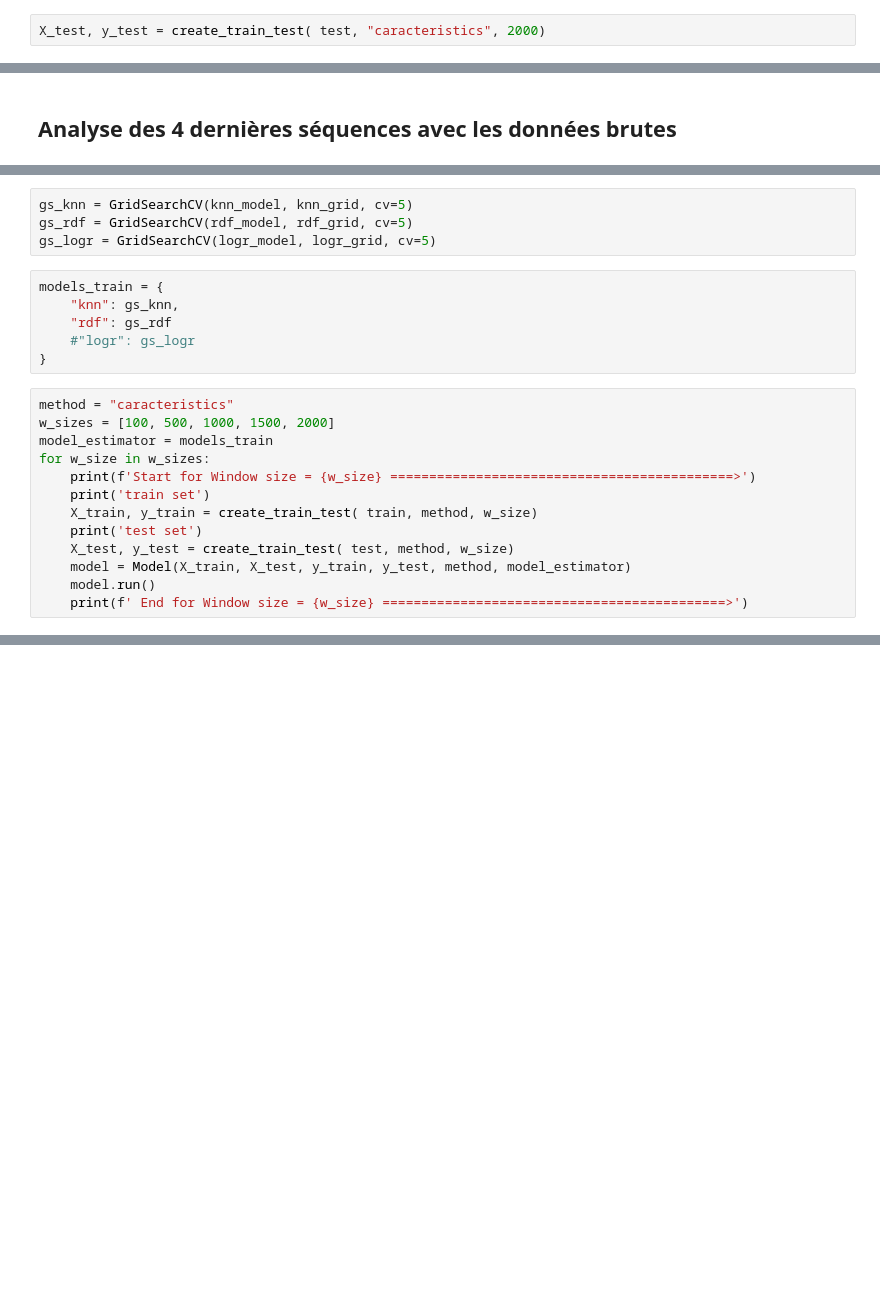
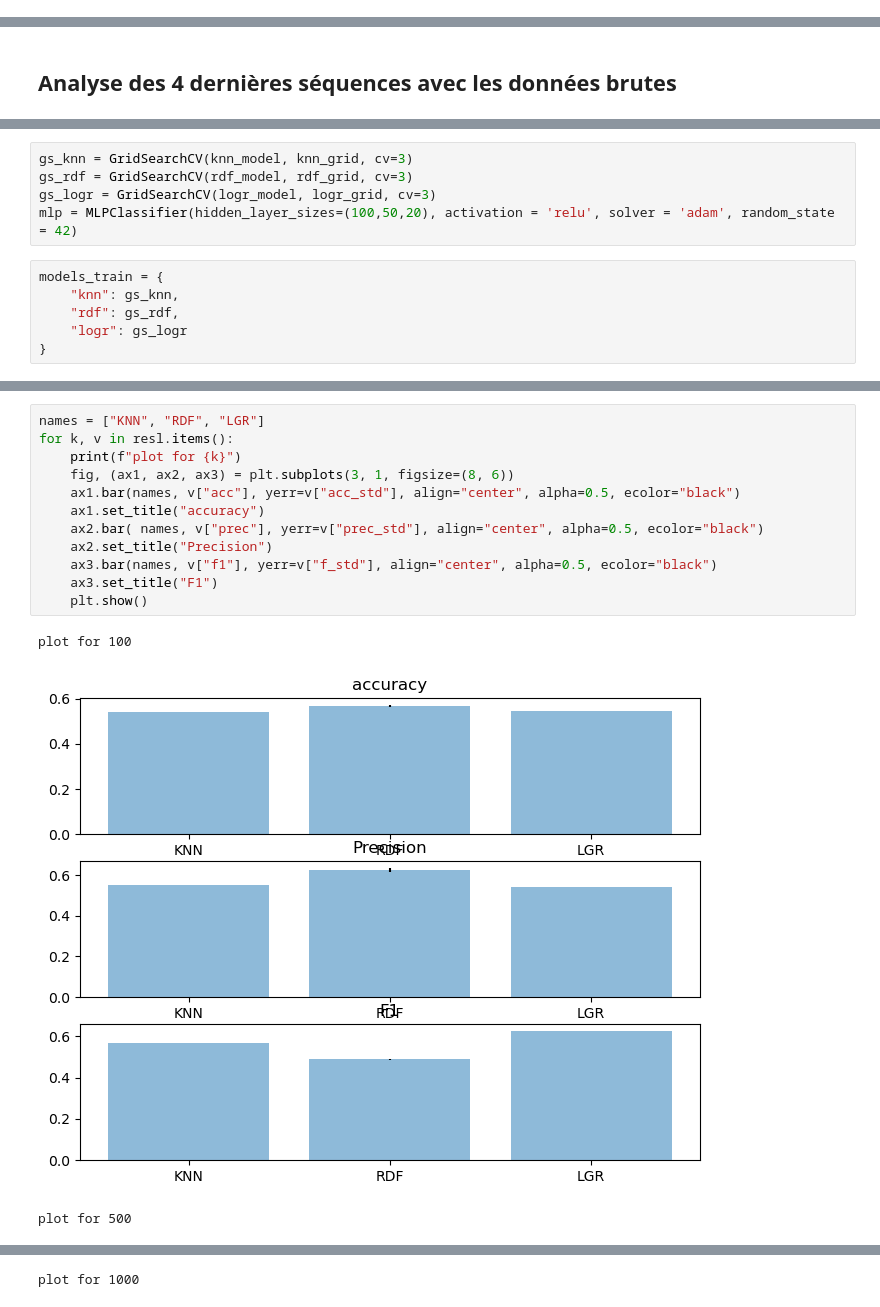
Before and after one commit to eugenebessan225/PFE_DISP, a Jupyter notebook: wear_detection.ipynb, the cells around one changed output, grey strips where cells are left out. Drawn from its saved outputs; the diff is of its cells as text; blank space fills up the shorter version.

```diff
--- a/wear_detection.ipynb
+++ b/wear_detection.ipynb
@@ -279,2 +273,0 @@ X_train, y_train = create_train_test( train, "caracteristics", 2000)
-# %%
-X_test, y_test = create_train_test( test, "caracteristics", 2000)
@@ -357,25 +344,13 @@ logr_grid = {
     'penalty':['l1', 'l2', 'elasticnet', None]
 }
 # %%
-gs_knn = GridSearchCV(knn_model, knn_grid, cv=5)
-gs_rdf = GridSearchCV(rdf_model, rdf_grid, cv=5)
-gs_logr = GridSearchCV(logr_model, logr_grid, cv=5)
+gs_knn = GridSearchCV(knn_model, knn_grid, cv=3)
+gs_rdf = GridSearchCV(rdf_model, rdf_grid, cv=3)
+gs_logr = GridSearchCV(logr_model, logr_grid, cv=3)
+mlp = MLPClassifier(hidden_layer_sizes=(100,50,20), activation = 'relu', solver = 'adam', random_state = 42)
 # %%
 models_train = {
     "knn": gs_knn,
-    "rdf": gs_rdf
-    #"logr": gs_logr
+    "rdf": gs_rdf,
+    "logr": gs_logr
 }
-# %%
-method = "caracteristics"
-w_sizes = [100, 500, 1000, 1500, 2000]
-model_estimator = models_train
-for w_size in w_sizes:
-    print(f'Start for Window size = {w_size} ============================================>')
-    print('train set')
-    X_train, y_train = create_train_test( train, method, w_size)
-    print('test set')
-    X_test, y_test = create_train_test( test, method, w_size)
-    model = Model(X_train, X_test, y_train, y_test, method, model_estimator)
-    model.run()
-    print(f' End for Window size = {w_size} ============================================>')
@@ -418,0 +552,16 @@ F1: [0.5993031358885018, 0.5063291139240507]
+# %%
+names = ["KNN", "RDF", "LGR"]
+for k, v in resl.items():
+    print(f"plot for {k}")
+    fig, (ax1, ax2, ax3) = plt.subplots(3, 1, figsize=(8, 6))
+    ax1.bar(names, v["acc"], yerr=v["acc_std"], align="center", alpha=0.5, ecolor="black")
+    ax1.set_title("accuracy")
+    ax2.bar( names, v["prec"], yerr=v["prec_std"], align="center", alpha=0.5, ecolor="black")
+    ax2.set_title("Precision")
+    ax3.bar(names, v["f1"], yerr=v["f_std"], align="center", alpha=0.5, ecolor="black")
+    ax3.set_title("F1")
+    plt.show()
+# %% [output]
+plot for 100
+[figure, added]
+plot for 500
@@ -418,0 +569 @@ F1: [0.5993031358885018, 0.5063291139240507]
+plot for 1000
```
Also changed, not shown: parts of 22 cells of this notebook.
